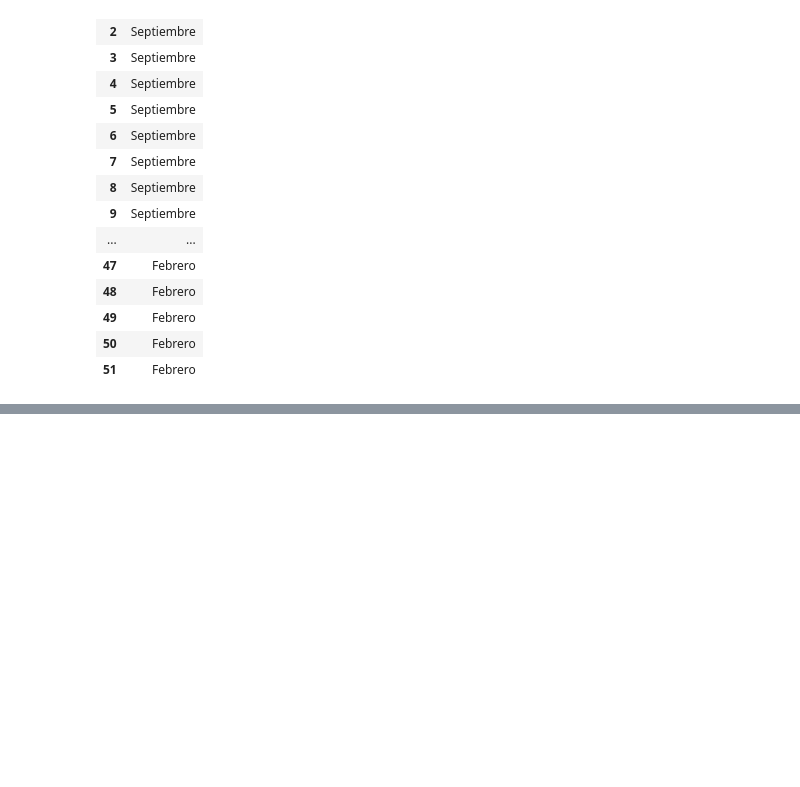
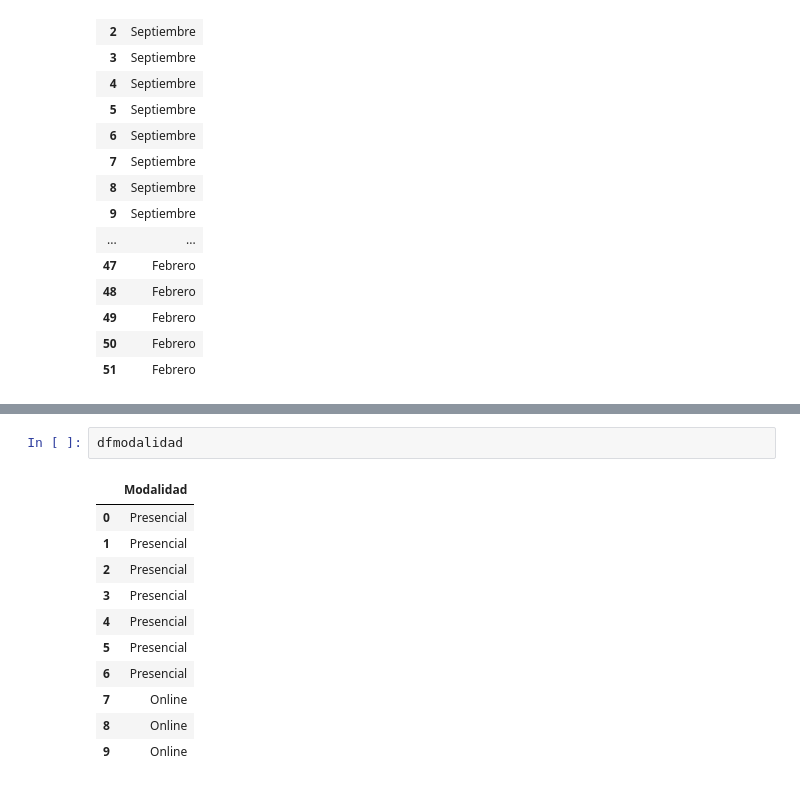
Before and after one commit to yoai13/BBDD_alumni, a Jupyter notebook: data/Proyecto_BBDD.ipynb, the cells around one changed output, grey strips where cells are left out. Drawn from its saved outputs; the diff is of its cells as text; blank space fills up the shorter version.

```diff
--- a/data/Proyecto_BBDD.ipynb
+++ b/data/Proyecto_BBDD.ipynb
@@ -106,0 +154,14 @@ dfpromocion
+# %%
+dfmodalidad
+# %% [output]
+|  | Modalidad |
+| 0 | Presencial |
+| 1 | Presencial |
+| 2 | Presencial |
+| 3 | Presencial |
+| 4 | Presencial |
+| 5 | Presencial |
+| 6 | Presencial |
+| 7 | Online |
+| 8 | Online |
+| 9 | Online |
```
Also changed, not shown: parts of 7 cells of this notebook.
